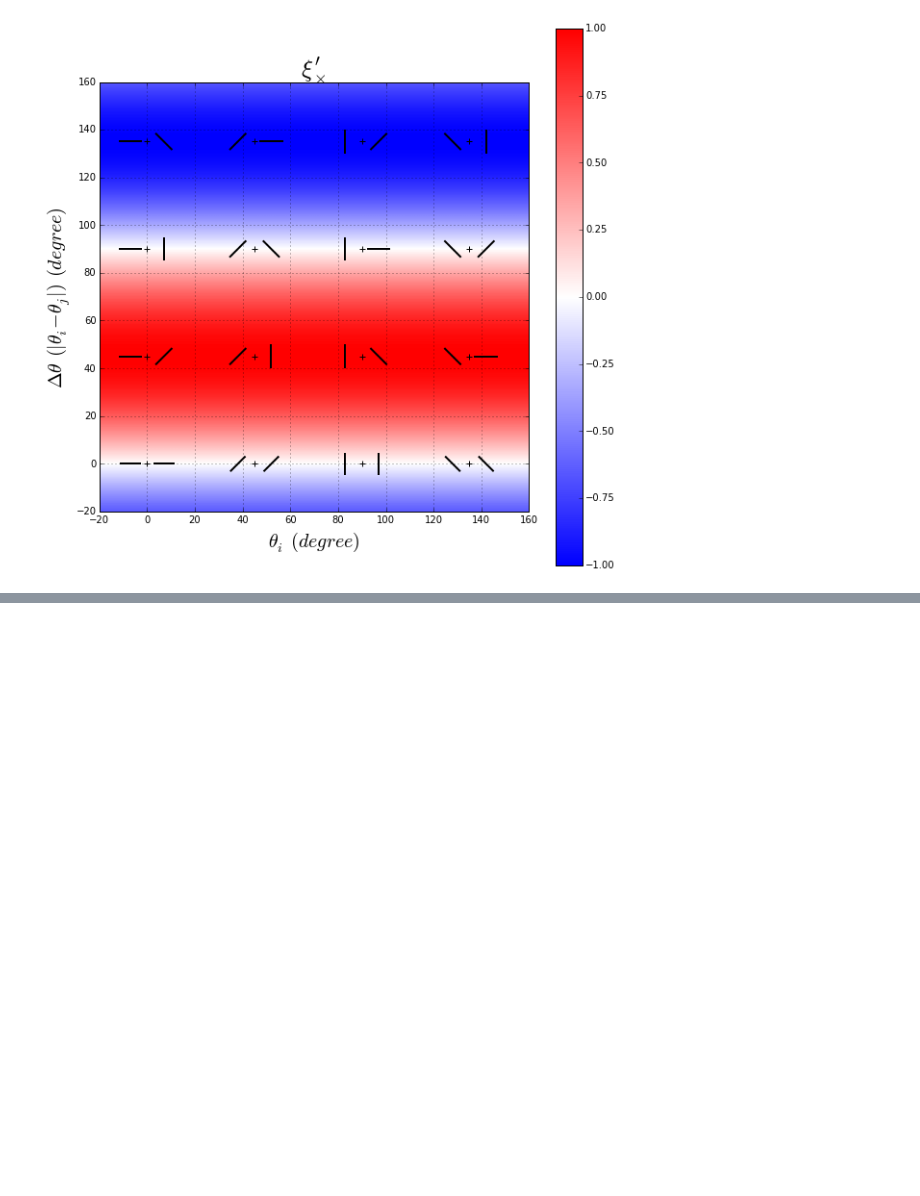
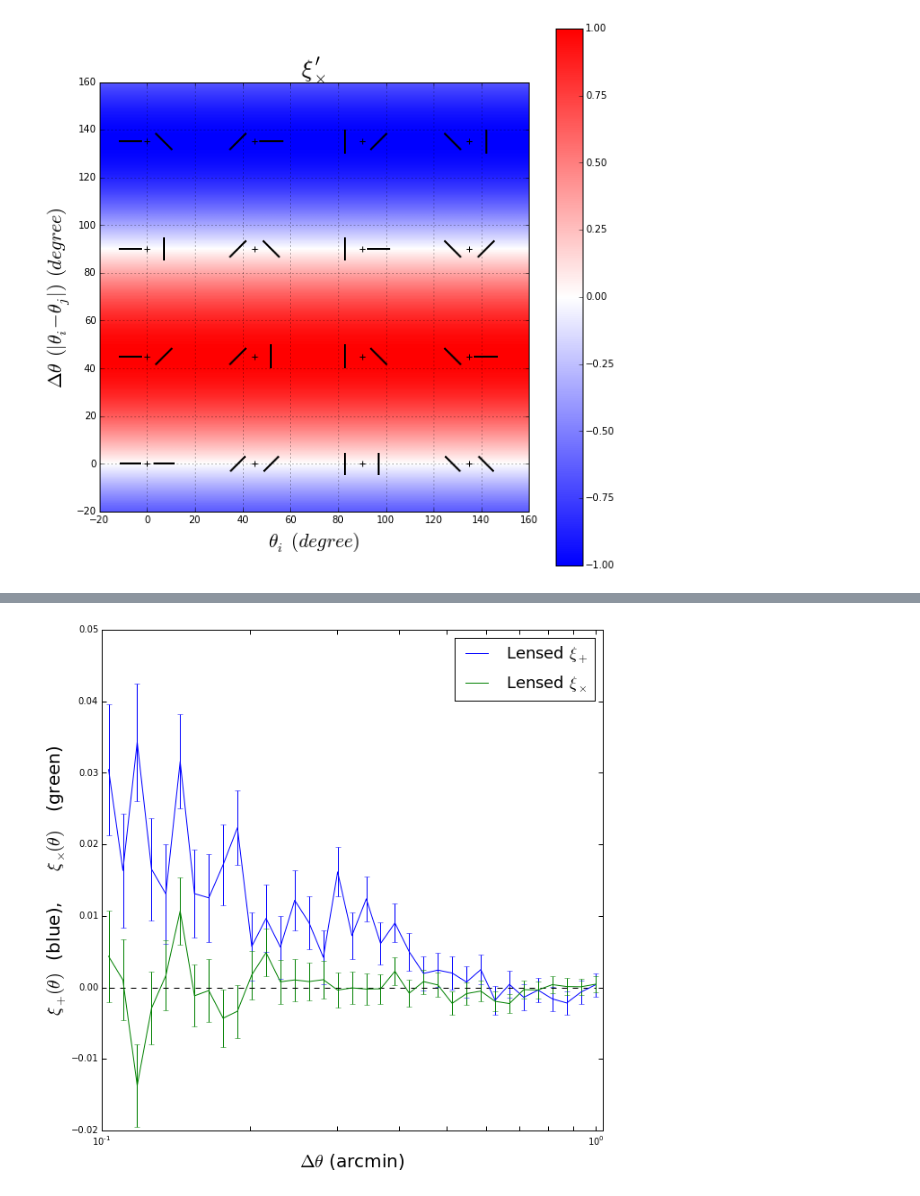
Before and after one commit to drphilmarshall/Pangloss, a Jupyter notebook: demos/VisualizingCorrelationFunction.ipynb, the cells around one changed output, grey strips where cells are left out. Cells and saved outputs as stored; diff of their text form; code cells hidden in the pictures; blank space fills up the shorter version.

```diff
--- a/demos/VisualizingCorrelationFunction.ipynb
+++ b/demos/VisualizingCorrelationFunction.ipynb
@@ -76,0 +322,9 @@ pangloss.plotting.plot_corr_demo(xi_xp,corr_type='crossp')
+# %%
+# Create a background catalog and lens the galaxies
+B = pangloss.BackgroundCatalog(N=200,sigma_e=0.01,domain=[1.1175,1.0925,-1.54,-1.515]) # High ellipticity used to highlight the intrinsic shape of background sources
+B.lens_by_map(K,S)
+
+gg=B.calculate_corr(min_sep=0.1,max_sep=1.0)
+pangloss.plot_corr(gg)
+# %% [output]
+[figure, added]
```
Also changed, not shown: parts of 12 cells of this notebook, 3 other files.
